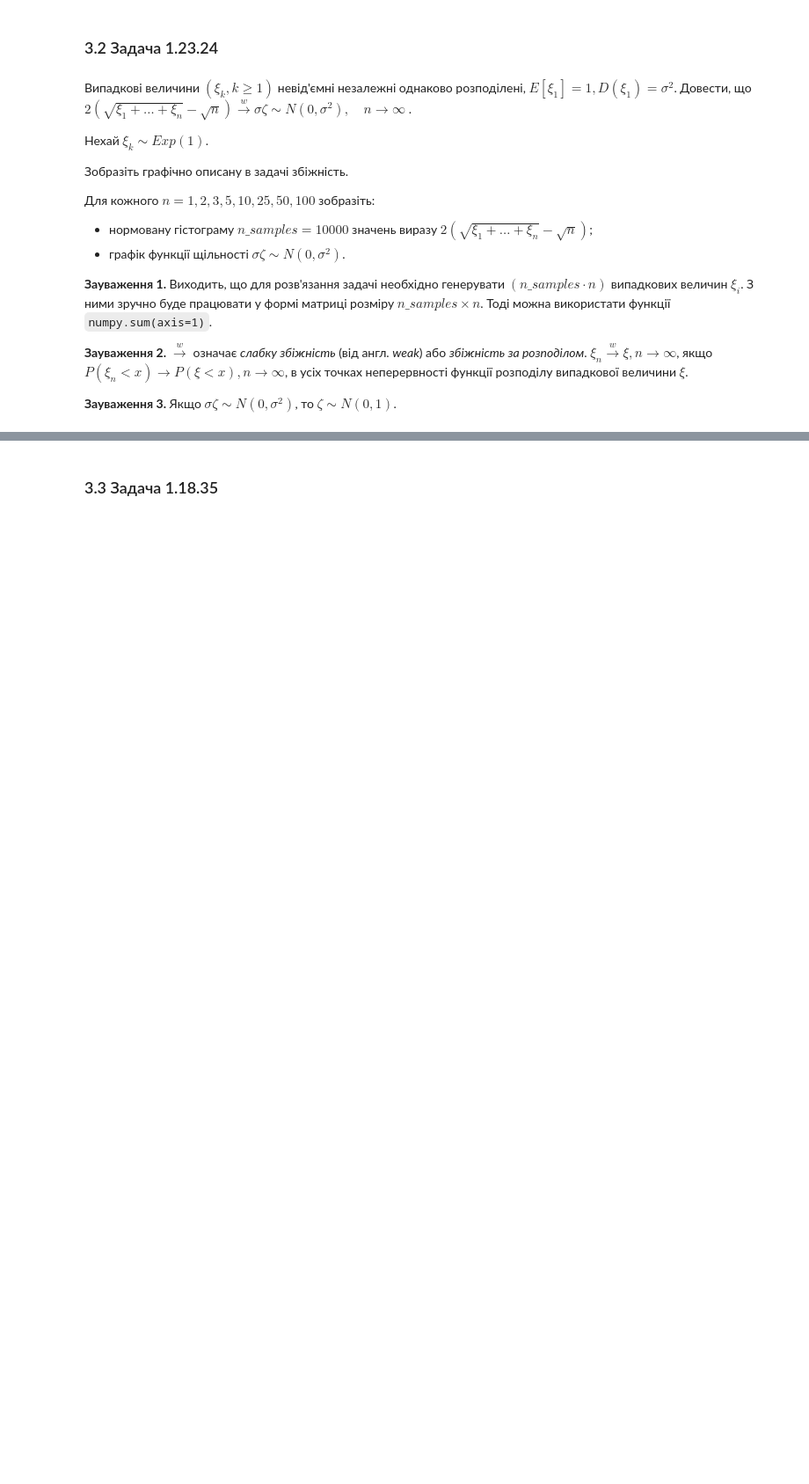
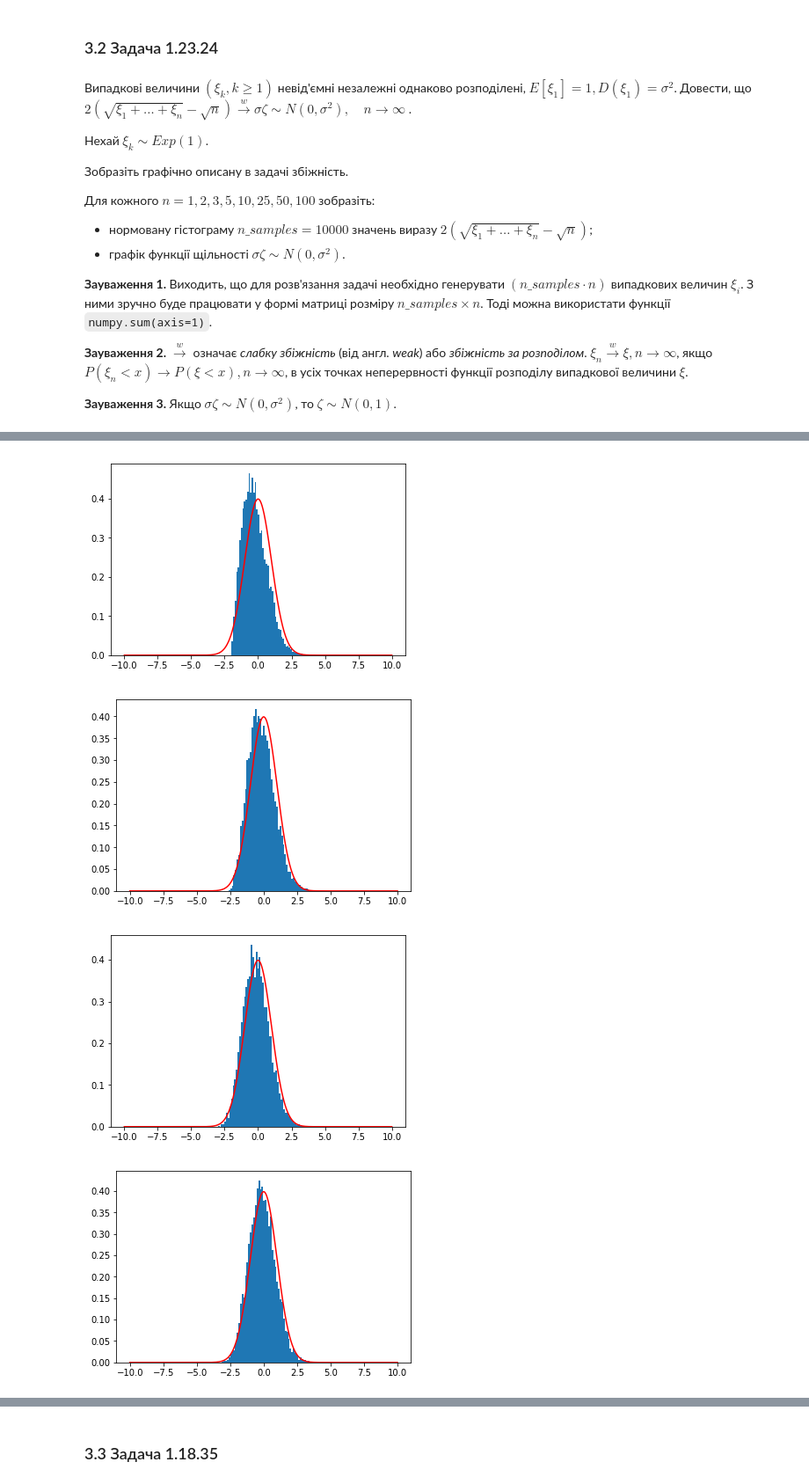
Before and after one commit to mikke-172/probability_homework10, a Jupyter notebook: Домашня робота 10.ipynb, the cells around one changed output, grey strips where cells are left out. Shown at 88% size. Cells and saved outputs as stored; diff of their text form; code cells hidden in the pictures; blank space fills up the shorter version.

```diff
--- a/Домашня робота 10.ipynb
+++ b/Домашня робота 10.ipynb
@@ -412,0 +410,26 @@ $\xi_n \xrightarrow{w} \xi, n \to \infty$, якщо $P(\xi_n < x) \to P(\xi < x)
+# %%
+# Місце для Вашого коду
+# Місце для Вашого коду
+𝑛=[1,2,3,5,10,25,50,100,200]
+for n_ in n:
+    xi=expon(scale=1)
+    l=float(xi.stats()[0])
+    𝑛_𝑠𝑎𝑚𝑝𝑙𝑒𝑠=10000
+    rvs=xi.rvs(𝑛_𝑠𝑎𝑚𝑝𝑙𝑒𝑠*n_)
+    rvs.shape=(𝑛_𝑠𝑎𝑚𝑝𝑙𝑒𝑠, n_)
+    #print(rvs)
+    #print(np.shape(np.sum(rvs-1, axis=1)), n_)
+    #print(np.sum(rvs-1, axis=1))
+    rez=2*(np.sqrt(np.sum(rvs, axis=1))-np.sqrt(n_))
+
+    plt.hist(rez, normed=True, bins='auto')
+    x=np.arange(-10, 10+0.01, 0.01)
+    dzeta=norm(0,1)
+    y=dzeta.pdf(x)
+    plt.plot(x, y, 'r')
+    plt.show()
+# %% [output]
+[figure, added]
+[figure, added]
+[figure, added]
+[figure, added]
```
Also changed, not shown: parts of 9 cells of this notebook.
